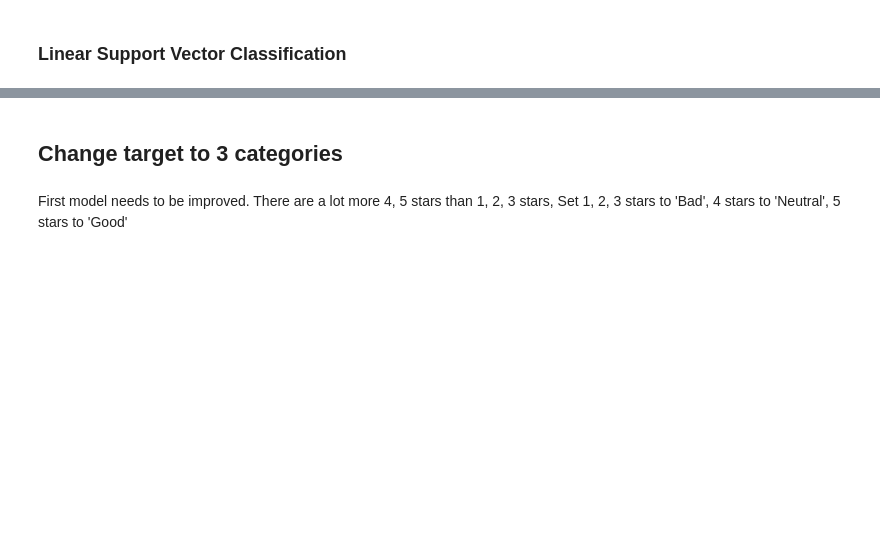
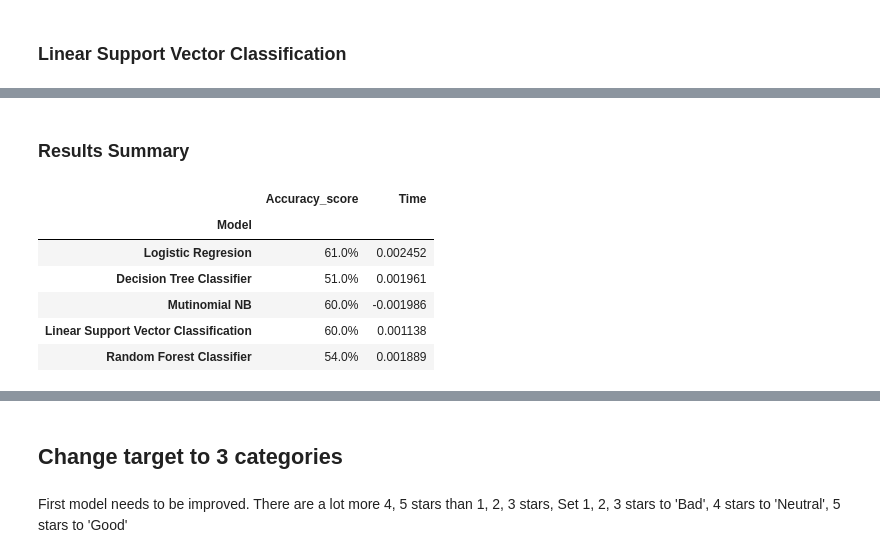
Before and after one commit to Cristinamulas/Text-Classification-And-Sentiment-Analysis-On-Hotel-Reviews, a Jupyter notebook: Text classification models.ipynb, the cells around one changed output, grey strips where cells are left out. Cells and saved outputs as stored; diff of their text form; code cells hidden in the pictures; blank space fills up the shorter version.

```diff
--- a/Text classification models.ipynb
+++ b/Text classification models.ipynb
@@ -390,0 +279,14 @@ svc_multi_grid
+# %% [markdown]
+### Results Summary
+# %%
+l= [lg_multi_grid, dt_multi_grid, nb_muti_grid  , svc_multi_grid, rf_multi_grid]
+df_results_multi_grid = table_results(l)
+df_results_multi_grid.loc[: , ['Accuracy_score', 'Time']]
+# %% [output]
+|  | Accuracy_score | Time |
+| Model |  |  |
+| Logistic Regresion | 61.0% | 0.002452 |
+| Decision Tree Classifier | 51.0% | 0.001961 |
+| Mutinomial NB | 60.0% | -0.001986 |
+| Linear Support Vector Classification | 60.0% | 0.001138 |
+| Random Forest Classifier | 54.0% | 0.001889 |
```
Also changed, not shown: parts of 66 cells of this notebook.
